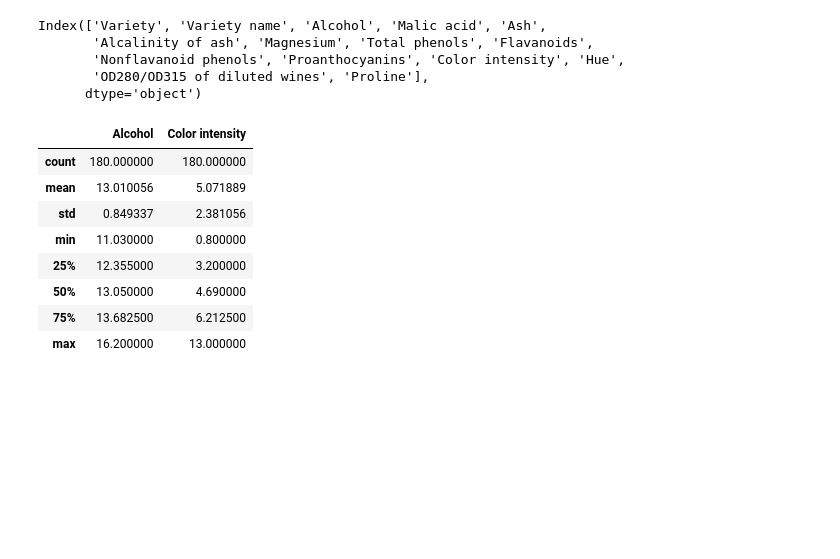
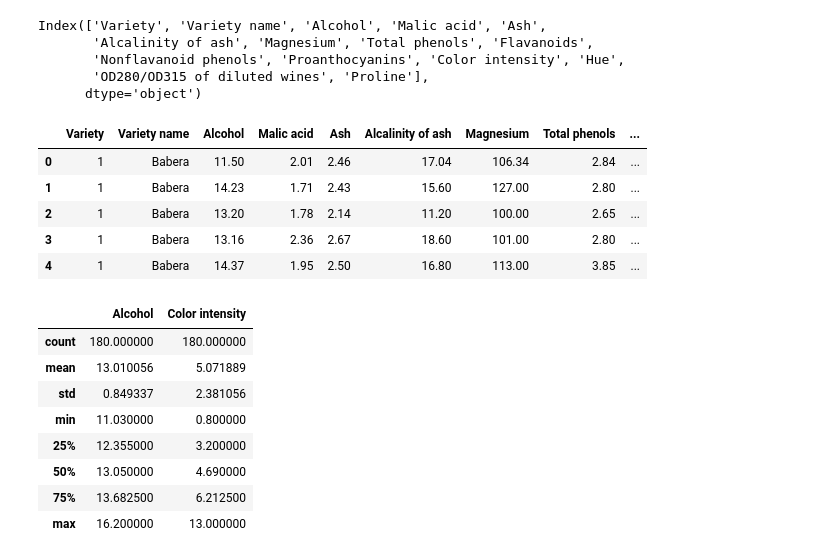
Before and after one commit to MaastrichtU-IDS/advanced-business-analytics, a Jupyter notebook: 2_anomaly_detection/2_2_Point_Anomaly.ipynb, the cells around one changed output. Drawn from its saved outputs; the diff is of its cells as text; code cells hidden in the pictures; blank space fills up the shorter version.

```diff
--- a/2_anomaly_detection/2_2_Point_Anomaly.ipynb
+++ b/2_anomaly_detection/2_2_Point_Anomaly.ipynb
@@ -40,6 +40,15 @@ Index(['Variety', 'Variety name', 'Alcohol', 'Malic acid', 'Ash',
        'Nonflavanoid phenols', 'Proanthocyanins', 'Color intensity', 'Hue',
        'OD280/OD315 of diluted wines', 'Proline'],
       dtype='object')
+# %%
+dataset.head()
+# %% [output]
+|  | Variety | Variety name | Alcohol | Malic acid | Ash | Alcalinity of ash | Magnesium | Total phenols | ... |
+| 0 | 1 | Babera | 11.50 | 2.01 | 2.46 | 17.04 | 106.34 | 2.84 | ... |
+| 1 | 1 | Babera | 14.23 | 1.71 | 2.43 | 15.60 | 127.00 | 2.80 | ... |
+| 2 | 1 | Babera | 13.20 | 1.78 | 2.14 | 11.20 | 100.00 | 2.65 | ... |
+| 3 | 1 | Babera | 13.16 | 2.36 | 2.67 | 18.60 | 101.00 | 2.80 | ... |
+| 4 | 1 | Babera | 14.37 | 1.95 | 2.50 | 16.80 | 113.00 | 3.85 | ... |
 # %%
 import warnings
 warnings.filterwarnings('ignore')
```
Also changed, not shown: parts of 10 cells of this notebook, 4 other files.
